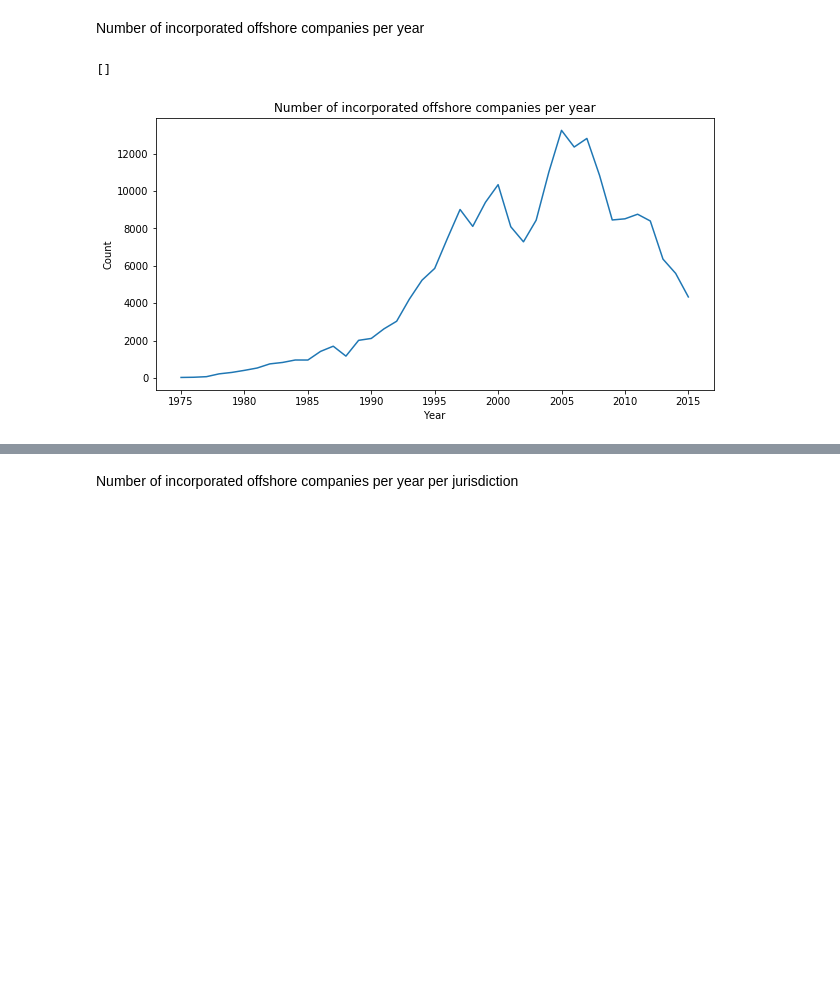
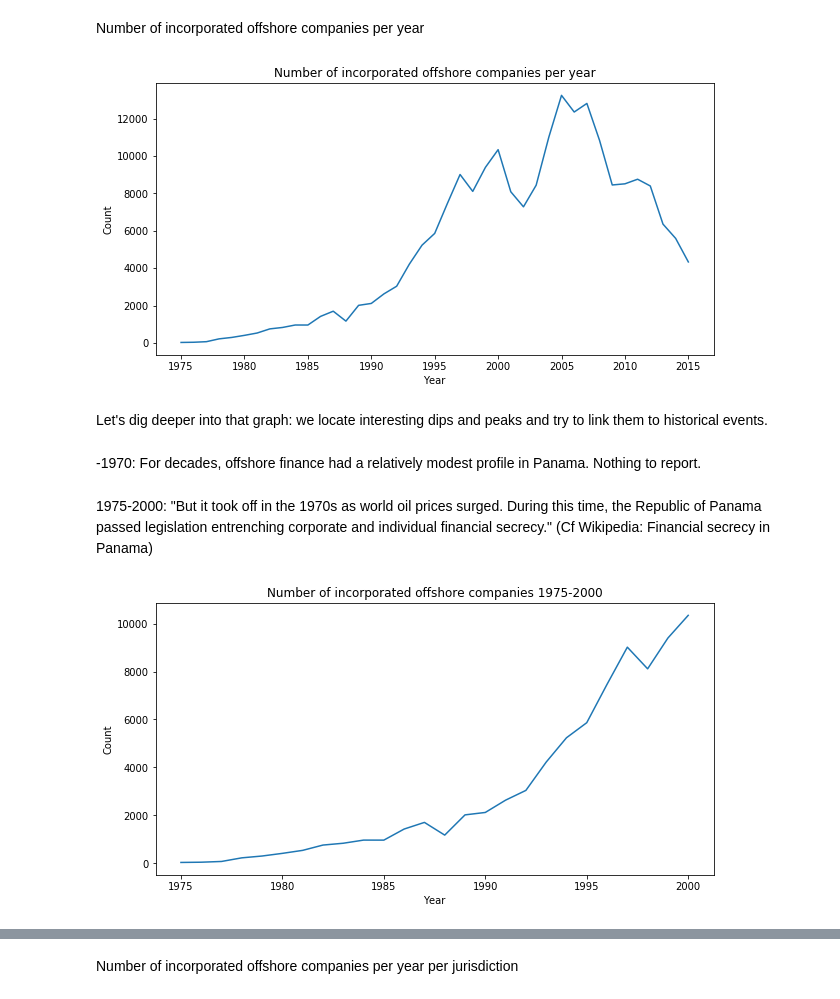
Before and after one commit to franckdess/ADA-Project, a Jupyter notebook: ml2.ipynb, the cells around one changed output, grey strips where cells are left out. Cells and saved outputs as stored; diff of their text form; code cells hidden in the pictures; blank space fills up the shorter version.

```diff
--- a/ml2.ipynb
+++ b/ml2.ipynb
@@ -131,17 +139,29 @@ plot_counts("Top 15 Number of offshore entities per country", countries[:15])
 [figure]
 # %% [markdown]
 Number of incorporated offshore companies per year
+# %%
+def plot_incorporated(data, title, lim=(1973,2017), ticks=range(1975, 2020, 5)):
+    plt.figure(figsize=(10,5))
+    data.loc[lim[0]:lim[1]].plot(kind='line')
+    plt.title(title)
+    plt.xlabel('Year')
+    plt.ylabel('Count')
+    plt.xticks(ticks)
+    plt.plot()
 # %%
 dates = entity['incorporation_date'].dt.year
 incorp = dates[dates >= 1975].value_counts().sort_index()
 
-plt.figure(figsize=(10,5))
-incorp.plot(kind='line')
-plt.title('Number of incorporated offshore companies per year')
-plt.xlabel('Year')
-plt.ylabel('Count')
-plt.xticks(range(1975, 2020, 5))
-plt.plot()
+plot_incorporated(incorp, 'Number of incorporated offshore companies per year')
 # %% [output]
-[]
 [figure]
+# %% [markdown]
+Let's dig deeper into that graph: we locate interesting dips and peaks and try to link them to historical events.
+# %% [markdown]
+-1970: For decades, offshore finance had a relatively modest profile in Panama. Nothing to report.
+# %% [markdown]
+1975-2000: "But it took off in the 1970s as world oil prices surged. During this time, the Republic of Panama passed legislation entrenching corporate and individual financial secrecy." (Cf Wikipedia: Financial secrecy in Panama)
+# %%
+plot_incorporated(incorp, 'Number of incorporated offshore companies 1975-2000', (1975,2000))
+# %% [output]
+[figure, added]
```
Also changed, not shown: parts of 25 cells of this notebook.
